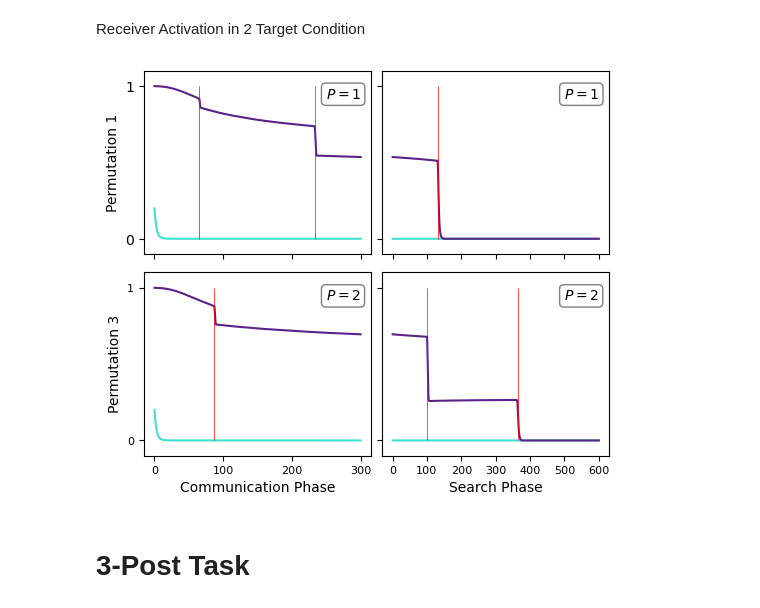
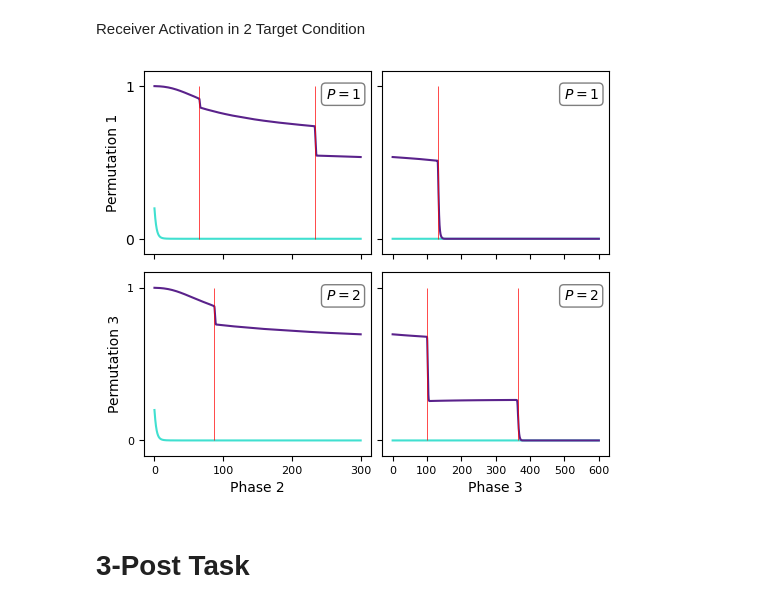
Before and after one commit to ThomasGaul/Cognitive-Distinctions-in-Referential-Communication, a Jupyter notebook: Behavioural-Analysis/Failed-Analysis.ipynb, the cells around one changed output. Drawn from its saved outputs; the diff is of its cells as text; code cells hidden in the pictures.

```diff
--- a/Behavioural-Analysis/Failed-Analysis.ipynb
+++ b/Behavioural-Analysis/Failed-Analysis.ipynb
@@ -1,9 +1,10 @@
 # %% [markdown]
 This notebook analyses the reasons for failure in the 2- and 3-post tasks
 # %%
-BaseDirectory = "ROOT//PATH//TO//ReferComm"
-import os
-os.chdir(BaseDirectory)
+import sys,os
+os.chdir(globals()['_dh'][0])
+os.chdir("../")
+BaseDirectory = os.getcwd()
 
 import numpy as np
 import matplotlib.pyplot as plt
@@ -71,36 +72,36 @@ axs[1,0].vlines(p2_stuck.ContactPoints2D[perm-1][1].get_path().vertices[:,0],0,1
 axs[1,1] = p2_stuck.PlotReceiverActivation(axs[1,1],perm=perm,phase=3,n=n)
 axs[1,1].vlines(p2_stuck.ContactPoints2D[perm-1][2].get_path().vertices[:,0],0,1,colors="r",linewidth=.5)
 axs[1,0].autoscale()
 axs[1,1].autoscale()
 
 axs[0,0].set_ylim([-.1,1.1])
 axs[0,0].set_yticks([0,1])
 axs[0,0].set_xticks(np.arange(0,301,100))
 axs[0,1].set_xticks(np.arange(0,601,100))
 axs[1,0].tick_params(labelsize=8)
 axs[1,1].tick_params(labelsize=8)
 
 # labeling target condition
 bbox = dict(boxstyle='round', fc='1', ec="0", alpha=.5)
 axs[0,0].text(.8,.85,"$P=1$",transform=axs[0,0].transAxes,bbox=bbox)
 axs[0,1].text(.8,.85,"$P=1$",transform=axs[0,1].transAxes,bbox=bbox)
 axs[1,0].text(.8,.85,"$P=2$",transform=axs[1,0].transAxes,bbox=bbox)
 axs[1,1].text(.8,.85,"$P=2$",transform=axs[1,1].transAxes,bbox=bbox)
-axs[1,0].set_xlabel("Communication Phase",fontsize=10)
-axs[1,1].set_xlabel("Search Phase",fontsize=10)
+axs[1,0].set_xlabel("Phase 2",fontsize=10)
+axs[1,1].set_xlabel("Phase 3",fontsize=10)
 axs[0,0].set_ylabel("Permutation 1",fontsize=10)
 axs[1,0].set_ylabel("Permutation 3",fontsize=10)
 plt.subplots_adjust(hspace=.1,wspace=.05)
 
 # os.chdir(BaseDirectory)
 # fig.savefig('./Plots/P2-stuck_act.pdf',format="pdf",bbox_inches="tight",dpi=600)
 # fig.savefig('./Plots/P2-stuck_act.jpeg',bbox_inches="tight",dpi=600)
 plt.show()
 
 # receiver never learns to distinguish target posts.
 # the basic strategy is: stop at third interaction.
 # %% [output]
-[figure, old version]
+[figure, new version]
 # %% [markdown]
 # 3-Post Task
 # %%
```
Also changed, not shown: parts of 5 cells of this notebook, 3 other files.
